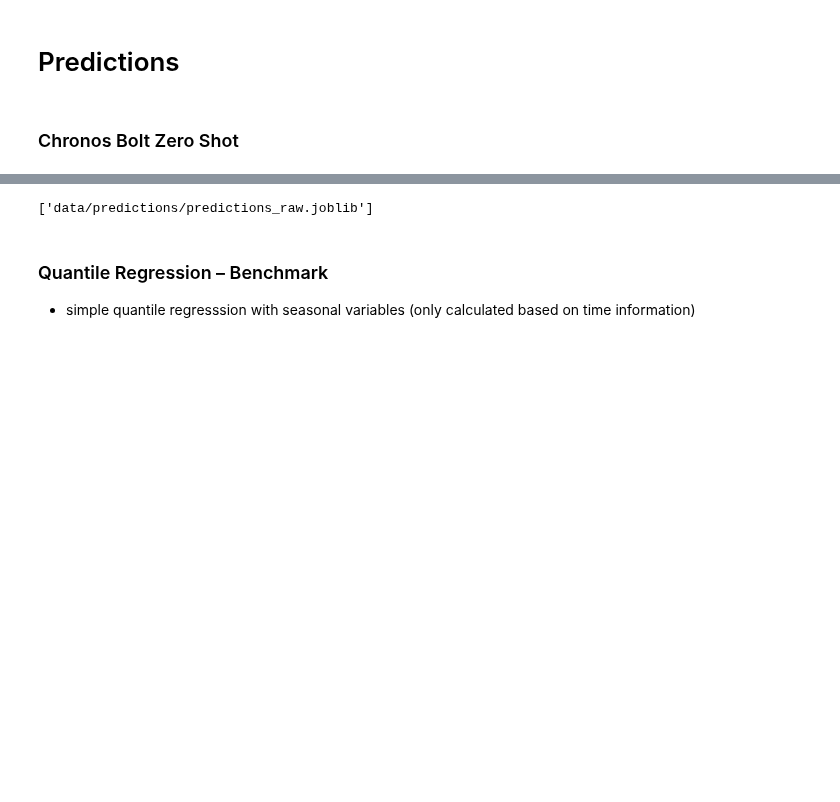
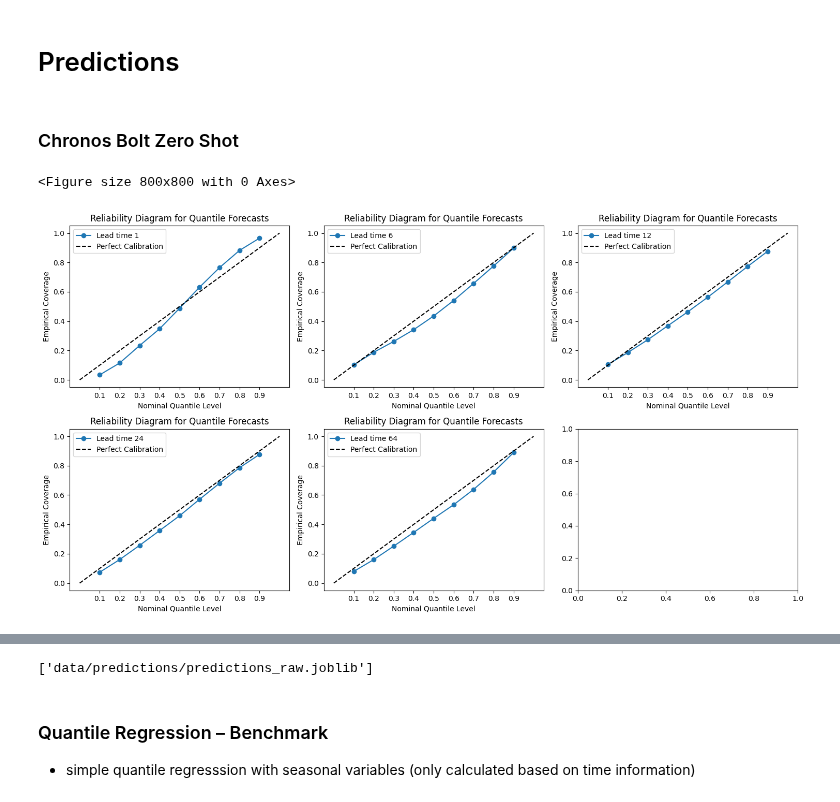
Before and after one commit to LouisSko/master-thesis, a Jupyter notebook: notebook.ipynb, the cells around one changed output, grey strips where cells are left out. Saved outputs shown, nothing was run; the diff lists cells and outputs as text; code cells hidden in the pictures; blank space fills up the shorter version.

```diff
--- a/notebook.ipynb
+++ b/notebook.ipynb
@@ -57,7 +41,7 @@ df
 # %%
 # create TimesSeriesDataFrame for convenience
 data = TimeSeriesDataFrame(df)
-data_train, data_test = data.split_by_time(pd.Timestamp("01-01-2023"))
+data_train, data_test = data.split_by_time(pd.Timestamp("01-01-2025"))
 # %% [markdown]
 # Predictions
 # %% [markdown]
@@ -77,3 +61,8 @@ predictions_train = chronos.predict(data=data_train,
 # get zero shot perdictions on test dataset
 predictions_raw = chronos.predict(data=data_test,
                                   previous_context_data=data_train)
+# %%
+predictions_raw.get_reliability_diagram([1, 6, 12, 24, 64])
+# %% [output]
+<Figure size 800x800 with 0 Axes>
+[figure, added]
```
Also changed, not shown: parts of 19 cells of this notebook, 1 other file.
